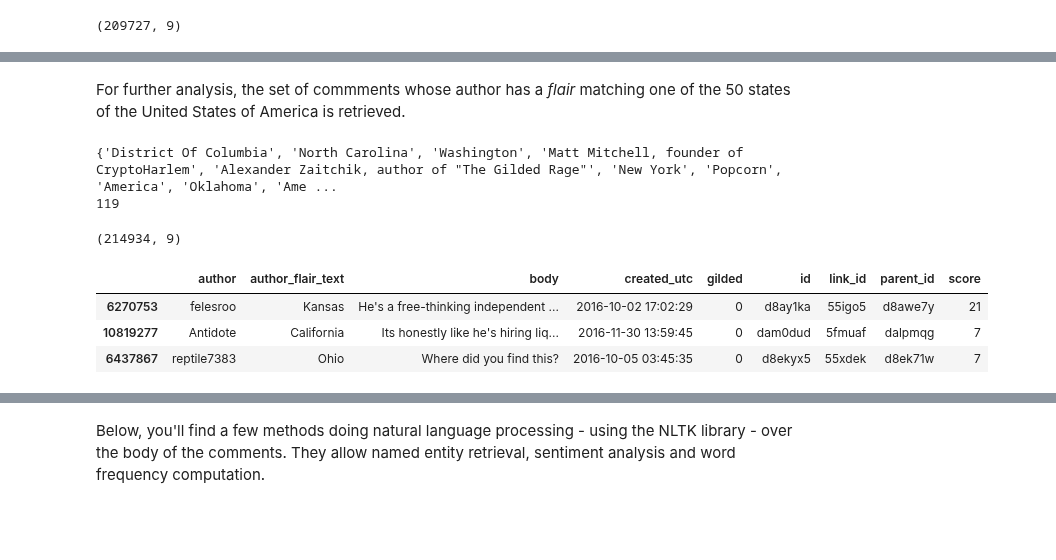
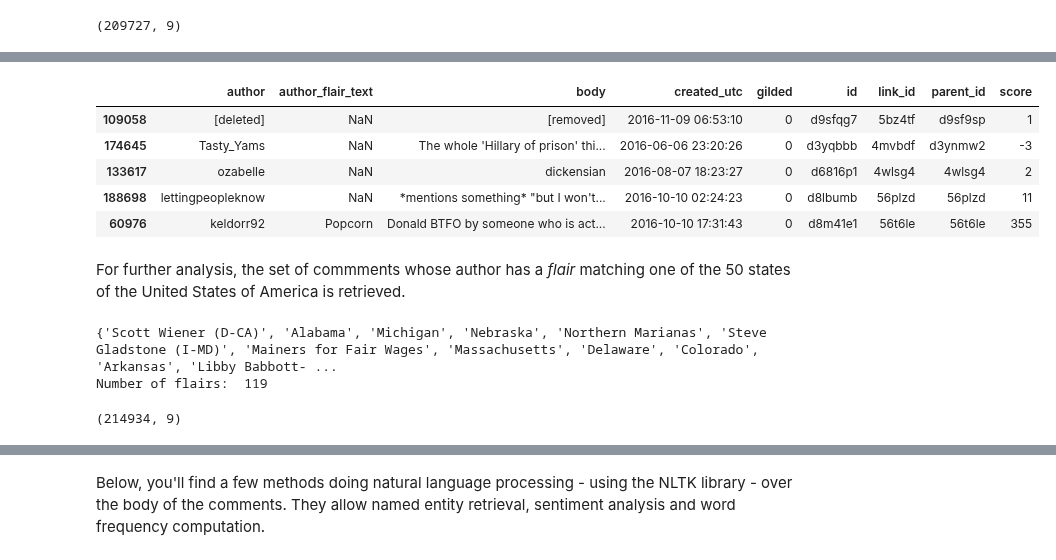
Before and after one commit to arthishow/Project, a Jupyter notebook: Final project.ipynb, the cells around one changed output, grey strips where cells are left out. Saved outputs shown, nothing was run; the diff lists cells and outputs as text; code cells hidden in the pictures; blank space fills up the shorter version.

```diff
--- a/Final project.ipynb
+++ b/Final project.ipynb
@@ -195,10 +204,20 @@ politics_lite.shape
+# %%
+politics_lite.sample(5)
+# %% [output]
+|  | author | author_flair_text | body | created_utc | gilded | id | link_id | parent_id | score |
+| 109058 | [deleted] | NaN | [removed] | 2016-11-09 06:53:10 | 0 | d9sfqg7 | 5bz4tf | d9sf9sp | 1 |
+| 174645 | Tasty_Yams | NaN | The whole 'Hillary of prison' thi... | 2016-06-06 23:20:26 | 0 | d3yqbbb | 4mvbdf | d3ynmw2 | -3 |
+| 133617 | ozabelle | NaN | dickensian | 2016-08-07 18:23:27 | 0 | d6816p1 | 4wlsg4 | 4wlsg4 | 2 |
+| 188698 | lettingpeopleknow | NaN | *mentions something* "but I won't... | 2016-10-10 02:24:23 | 0 | d8lbumb | 56plzd | 56plzd | 11 |
+| 60976 | keldorr92 | Popcorn | Donald BTFO by someone who is act... | 2016-10-10 17:31:43 | 0 | d8m41e1 | 56t6le | 56t6le | 355 |
 # %% [markdown]
 For further analysis, the set of commments whose author has a *flair* matching one of the 50 states of the United States of America is retrieved.
 # %%
-print(set(politics['author_flair_text'].dropna()))
-print(len(set(politics['author_flair_text'].dropna())))
+flairs = set(politics['author_flair_text'].dropna())
+print(flairs)
+print('Number of flairs: ', len(flairs))
 # %% [output]
-{'District Of Columbia', 'North Carolina', 'Washington', 'Matt Mitchell, founder of CryptoHarlem', 'Alexander Zaitchik, author of "The Gilded Rage"', 'New York', 'Popcorn', 'America', 'Oklahoma', 'Ame ...
-119
+{'Scott Wiener (D-CA)', 'Alabama', 'Michigan', 'Nebraska', 'Northern Marianas', 'Steve Gladstone (I-MD)', 'Mainers for Fair Wages', 'Massachusetts', 'Delaware', 'Colorado', 'Arkansas', 'Libby Babbott- ...
+Number of flairs:  119
 # %%
 state_full = set(np.array(states['State']))
@@ -206,10 +224,5 @@ abbreviation = set(np.array(states['Abbreviation']))
 # %%
-flair_politics = politics[politics['author_flair_text'].isin(state_full) | politics['author_flair_text'].isin(abbreviation)]
+flair_politics = politics[politics['author_flair_text'].isin(state_full)]
 print(flair_politics.shape)
-flair_politics.sample(3).head()
 # %% [output]
 (214934, 9)
-|  | author | author_flair_text | body | created_utc | gilded | id | link_id | parent_id | score |
-| 6270753 | felesroo | Kansas | He's a free-thinking independent ... | 2016-10-02 17:02:29 | 0 | d8ay1ka | 55igo5 | d8awe7y | 21 |
-| 10819277 | Antidote | California | Its honestly like he's hiring liq... | 2016-11-30 13:59:45 | 0 | dam0dud | 5fmuaf | dalpmqg | 7 |
-| 6437867 | reptile7383 | Ohio | Where did you find this? | 2016-10-05 03:45:35 | 0 | d8ekyx5 | 55xdek | d8ek71w | 7 |
```
Also changed, not shown: parts of 29 cells of this notebook, 1 other file.
